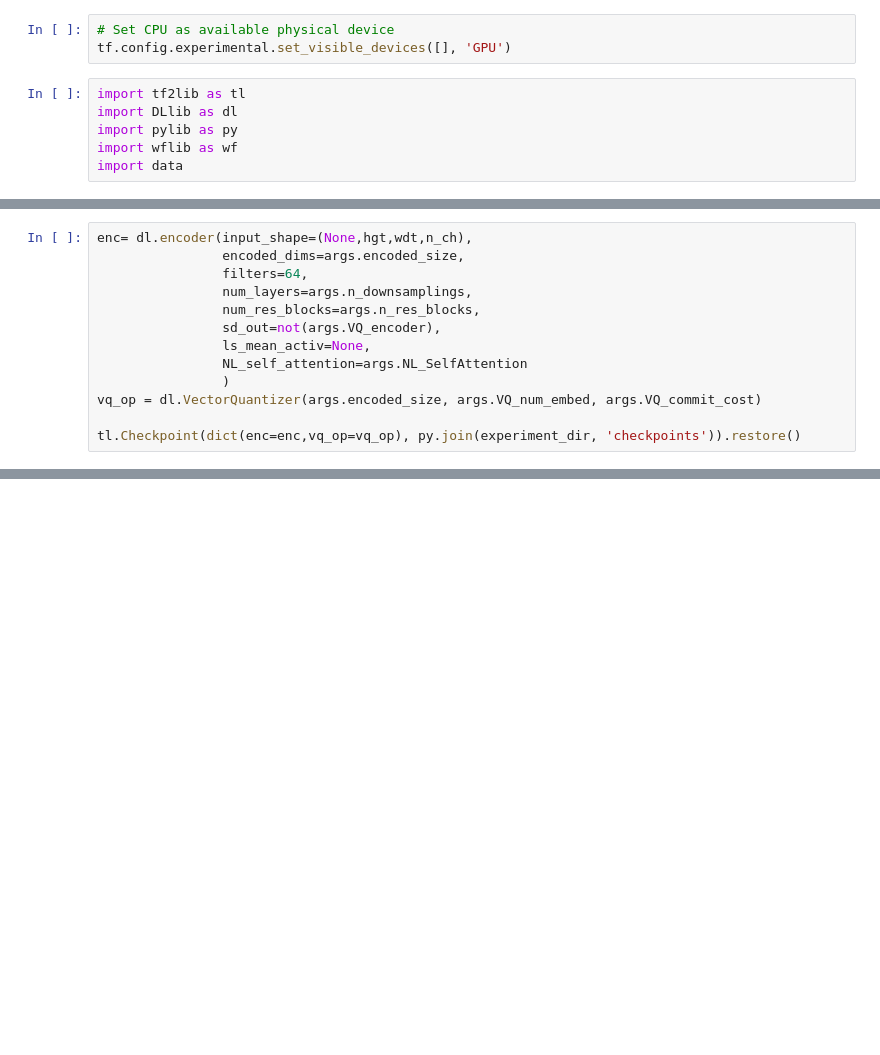
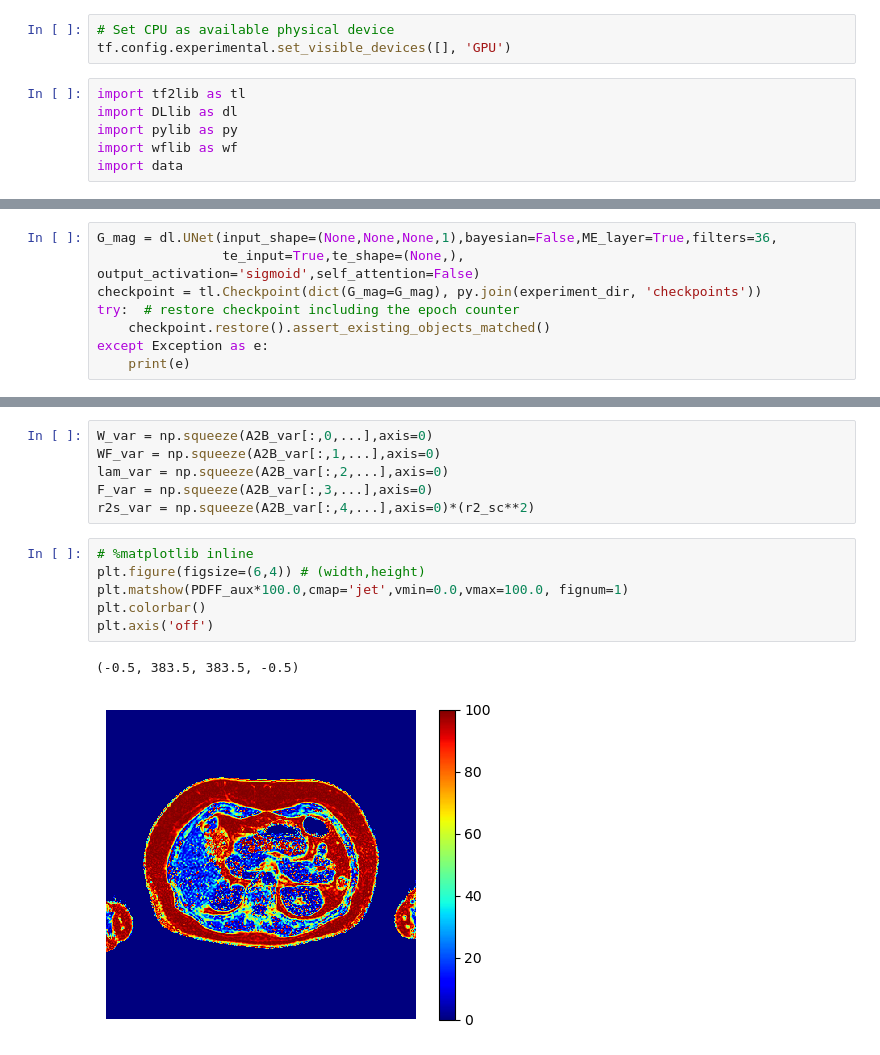
Before and after one commit to jpmeneses/IDEAL-GAN, a Jupyter notebook: show-LS.ipynb, the cells around one changed output, grey strips where cells are left out. Saved outputs shown, nothing was run; the diff lists cells and outputs as text; blank space fills up the shorter version.

```diff
--- a/show-LS.ipynb
+++ b/show-LS.ipynb
@@ -55,15 +63,10 @@ model_fn = 'GAN-813'
 experiment_dir = py.join('output',model_fn)
 args = py.args_from_yaml(py.join(experiment_dir, 'settings.yml'))
 # %%
-enc= dl.encoder(input_shape=(None,hgt,wdt,n_ch),
-                encoded_dims=args.encoded_size,
-                filters=64,
-                num_layers=args.n_downsamplings,
-                num_res_blocks=args.n_res_blocks,
-                sd_out=not(args.VQ_encoder),
-                ls_mean_activ=None,
-                NL_self_attention=args.NL_SelfAttention
-                )
-vq_op = dl.VectorQuantizer(args.encoded_size, args.VQ_num_embed, args.VQ_commit_cost)
-
-tl.Checkpoint(dict(enc=enc,vq_op=vq_op), py.join(experiment_dir, 'checkpoints')).restore()
+G_mag = dl.UNet(input_shape=(None,None,None,1),bayesian=False,ME_layer=True,filters=36,
+                te_input=True,te_shape=(None,), output_activation='sigmoid',self_attention=False)
+checkpoint = tl.Checkpoint(dict(G_mag=G_mag), py.join(experiment_dir, 'checkpoints'))
+try:  # restore checkpoint including the epoch counter
+    checkpoint.restore().assert_existing_objects_matched()
+except Exception as e:
+    print(e)
@@ -161,0 +200,15 @@ plt.show()
+# %%
+W_var = np.squeeze(A2B_var[:,0,...],axis=0)
+WF_var = np.squeeze(A2B_var[:,1,...],axis=0)
+lam_var = np.squeeze(A2B_var[:,2,...],axis=0)
+F_var = np.squeeze(A2B_var[:,3,...],axis=0)
+r2s_var = np.squeeze(A2B_var[:,4,...],axis=0)*(r2_sc**2)
+# %%
+# %matplotlib inline
+plt.figure(figsize=(6,4)) # (width,height)
+plt.matshow(PDFF_aux*100.0,cmap='jet',vmin=0.0,vmax=100.0, fignum=1)
+plt.colorbar()
+plt.axis('off')
+# %% [output]
+(-0.5, 383.5, 383.5, -0.5)
+[figure, added]
```
Also changed, not shown: parts of 13 cells of this notebook.
